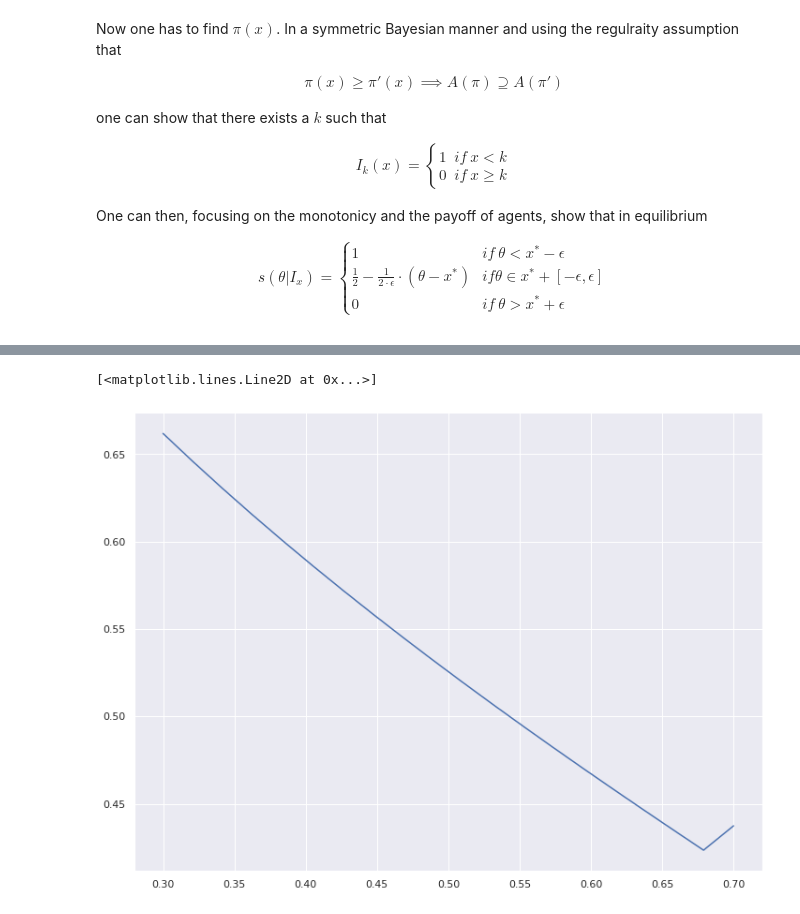
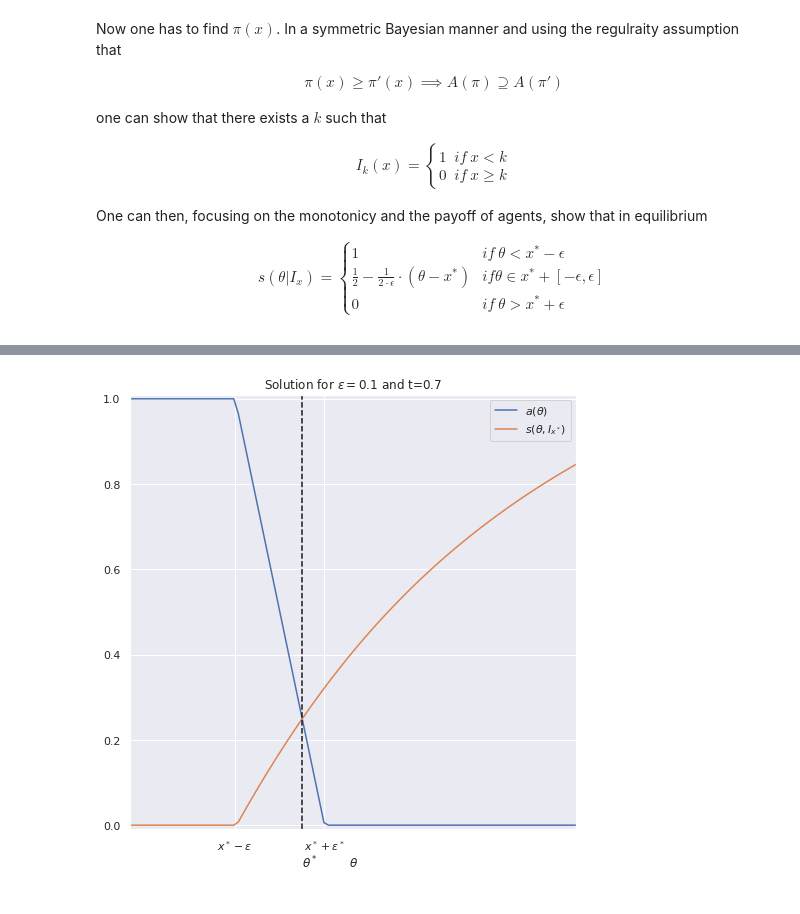
Before and after one commit to NoFishLikeIan/tinbergen, a Jupyter notebook: code/macro_four/Unique Equilibrium in a Model of Self-Fulfilling Currency Attacks - Morris, Shin .ipynb, the cells around one changed output, grey strips where cells are left out. Saved outputs shown, nothing was run; the diff lists cells and outputs as text; code cells hidden in the pictures.

Commit message:
👩‍🎨 solution plot

```diff
--- a/code/macro_four/Unique Equilibrium in a Model of Self-Fulfilling Currency Attacks - Morris, Shin .ipynb
+++ b/code/macro_four/Unique Equilibrium in a Model of Self-Fulfilling Currency Attacks - Morris, Shin .ipynb
@@ -305,5 +286,4 @@ for n, t in enumerate(ts):
-# %%
-plt.plot(ts, thetas)
-# %% [output]
-[<matplotlib.lines.Line2D at 0x...>]
-[figure, removed]
+# %%
+solve_model(0.1, 0.7)
+# %% [output]
+[figure, added]
```
Also changed, not shown: parts of 1 cell of this notebook.
